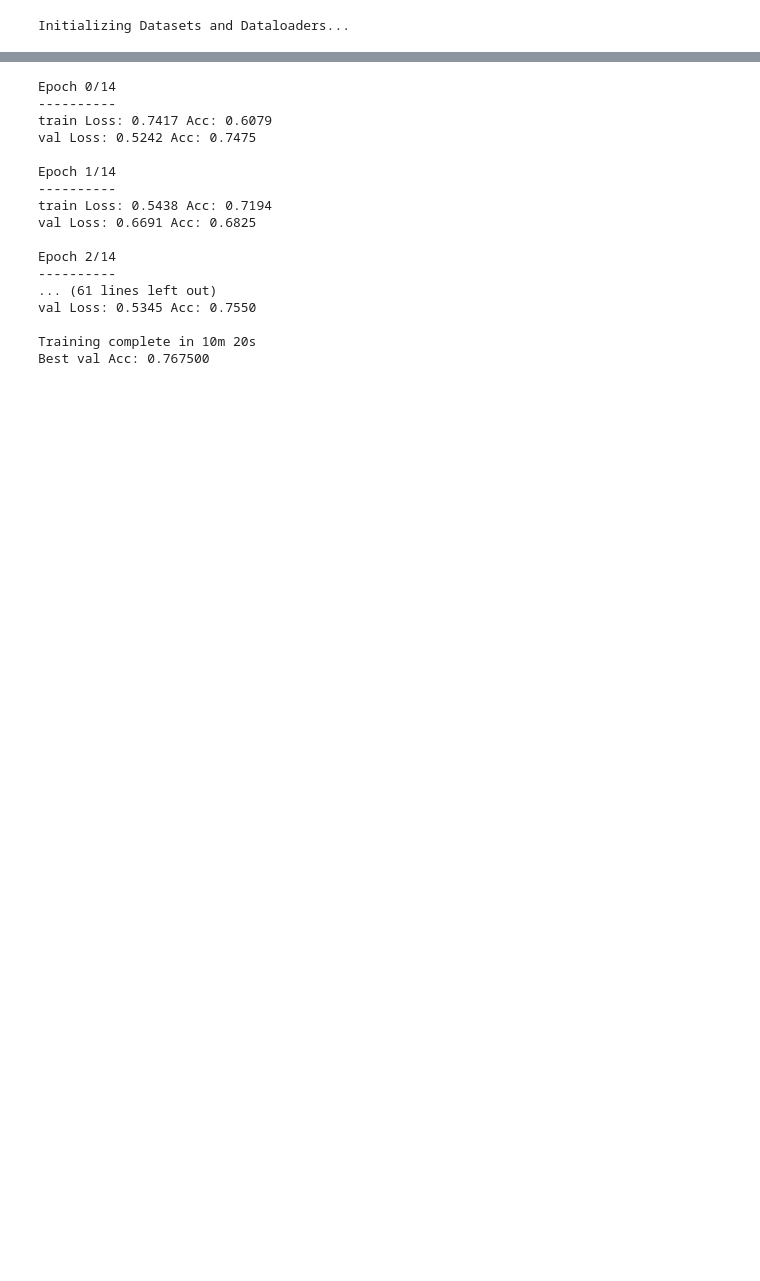
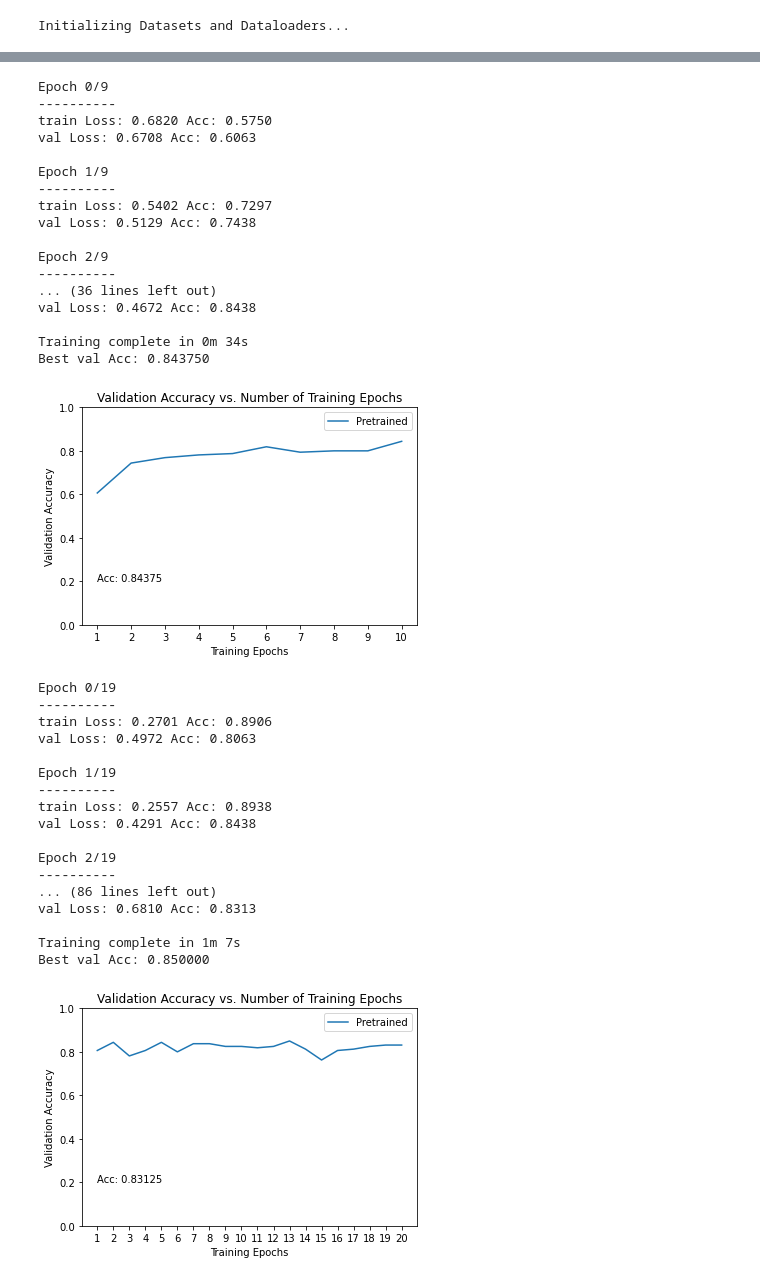
Before and after one commit to lsch0lz/bt_models, a Jupyter notebook: finetuning.ipynb, the cells around one changed output, grey strips where cells are left out. Drawn from its saved outputs; the diff is of its cells as text; code cells hidden in the pictures; blank space fills up the shorter version.

Commit message:
training

```diff
--- a/finetuning.ipynb
+++ b/finetuning.ipynb
@@ -26,14 +26,14 @@ model_name = "resnet"
 num_classes = 2
 
 # Batch size for training (change depending on how much memory you have)
-batch_size = 8
+batch_size = 32
 
 # Number of epochs to train for
-num_epochs = 15
+num_epochs = 10
 
 # Flag for feature extracting. When False, we finetune the whole model,
 #   when True we only update the reshaped layer params
-feature_extract = True
+feature_extract = False
 # %%
 def train_model(model, dataloaders, criterion, optimizer, num_epochs=25, is_inception=False):
     since = time.time()
@@ -127,9 +127,9 @@ def initialize_model(model_name, num_classes, feature_extract, use_pretrained=Tr
     input_size = 0
 
     if model_name == "resnet":
-        """ Resnet18
+        """ Resnet50
         """
-        model_ft = models.resnet18(pretrained=use_pretrained)
+        model_ft = models.resnet50(pretrained=use_pretrained)
         set_parameter_requires_grad(model_ft, feature_extract)
         num_ftrs = model_ft.fc.in_features
         model_ft.fc = nn.Linear(num_ftrs, num_classes)
@@ -273,24 +290,60 @@ Params to learn:
 # %%
 # Setup the loss fxn
 criterion = nn.CrossEntropyLoss()
 
 # Train and evaluate
-model_ft, hist = train_model(model_ft, dataloaders_dict, criterion, optimizer_ft, num_epochs=num_epochs, is_inception=(model_name=="inception"))
+for i in range(0,10):
+    model_ft, hist = train_model(model_ft, dataloaders_dict, criterion, optimizer_ft, num_epochs=num_epochs, is_inception=(model_name=="inception"))
+    torch.save(model_ft, './models/' + str(num_epochs))
+
+    ohist = []
+    ohist = [h.cpu().numpy() for h in hist]
+    plt.title("Validation Accuracy vs. Number of Training Epochs")
+    plt.xlabel("Training Epochs")
+    plt.ylabel("Validation Accuracy")
+    plt.plot(range(1,num_epochs+1),ohist,label="Pretrained")
+    plt.ylim((0,1.))
+    plt.xticks(np.arange(1, num_epochs+1, 1.0))
+    plt.text(1,0.2,'Acc: ' + str(float(ohist[-1])))
+    plt.legend()
+    plt.savefig('./models/' + str(num_epochs) + '.png')
+    plt.show()
+
+    num_epochs = num_epochs + 10
 # %% [output]
-Epoch 0/14
+Epoch 0/9
 ----------
-train Loss: 0.7417 Acc: 0.6079
-val Loss: 0.5242 Acc: 0.7475
+train Loss: 0.6820 Acc: 0.5750
+val Loss: 0.6708 Acc: 0.6063
 
-Epoch 1/14
+Epoch 1/9
 ----------
-train Loss: 0.5438 Acc: 0.7194
-val Loss: 0.6691 Acc: 0.6825
+train Loss: 0.5402 Acc: 0.7297
+val Loss: 0.5129 Acc: 0.7438
 
-Epoch 2/14
+Epoch 2/9
 ----------
-... (61 lines left out)
-val Loss: 0.5345 Acc: 0.7550
+... (36 lines left out)
+val Loss: 0.4672 Acc: 0.8438
 
-Training complete in 10m 20s
-Best val Acc: 0.767500
+Training complete in 0m 34s
+Best val Acc: 0.843750
+[figure, added]
+Epoch 0/19
+----------
+train Loss: 0.2701 Acc: 0.8906
+val Loss: 0.4972 Acc: 0.8063
+
+Epoch 1/19
+----------
+train Loss: 0.2557 Acc: 0.8938
+val Loss: 0.4291 Acc: 0.8438
+
+Epoch 2/19
+----------
+... (86 lines left out)
+val Loss: 0.6810 Acc: 0.8313
+
+Training complete in 1m 7s
+Best val Acc: 0.850000
+[figure, added]
```
Also changed, not shown: parts of 6 cells of this notebook.
